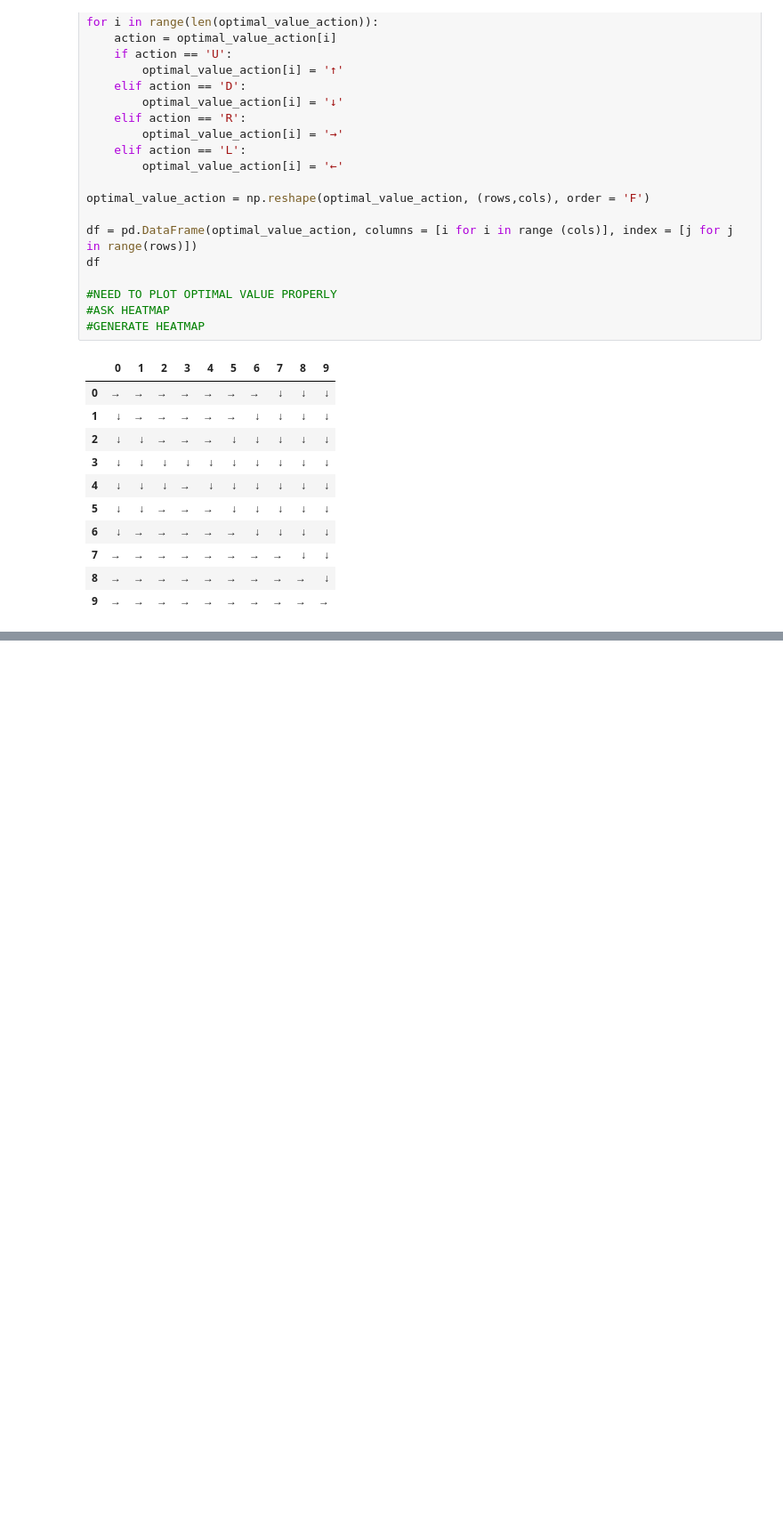
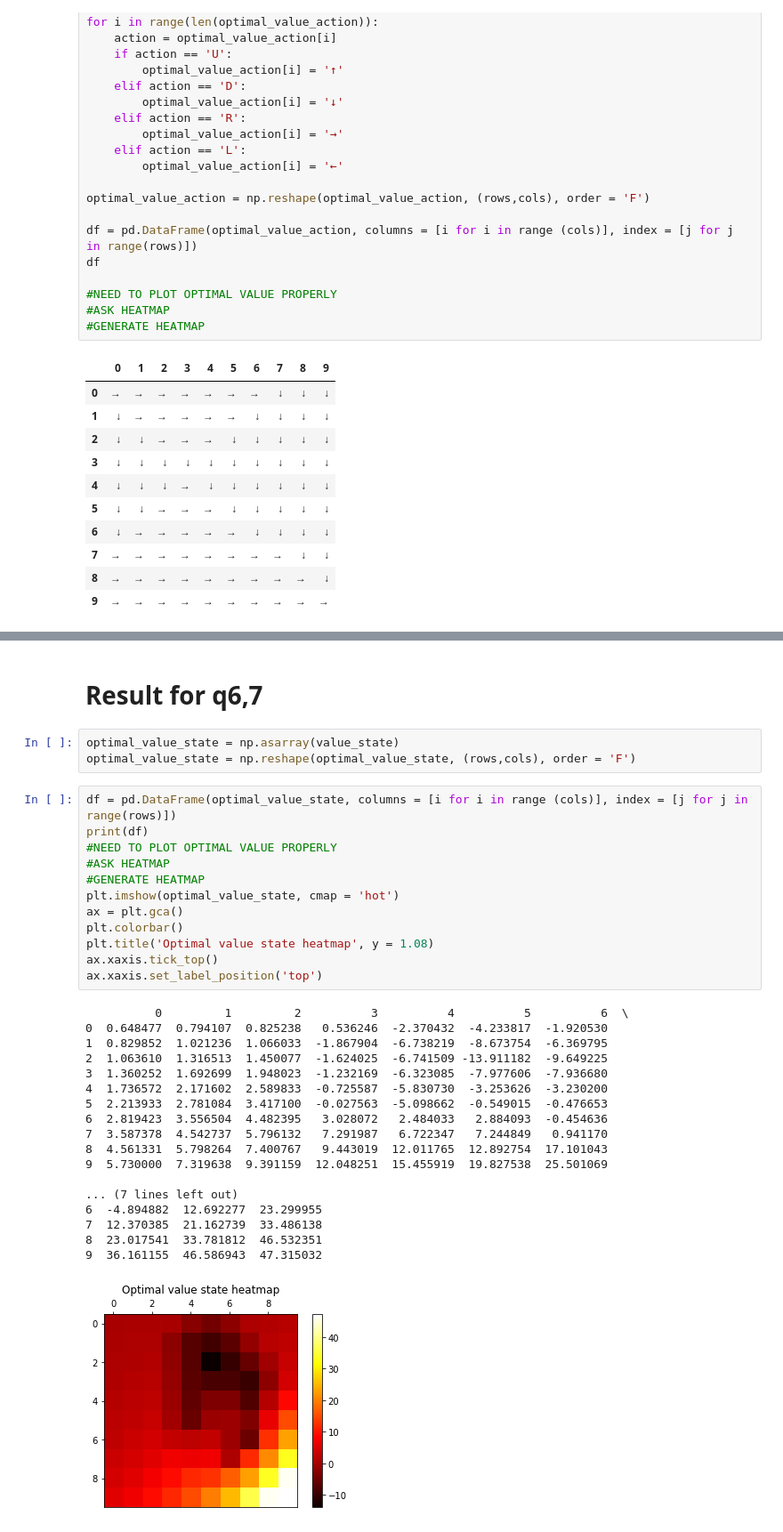
Before and after one commit to ayushdg/Reinforcement-Learning, a Jupyter notebook: Reinforcement Learning (Ayush).ipynb, the cells around one changed output, grey strips where cells are left out. Shown: that part at 89% size. Saved outputs shown, nothing was run; the diff lists cells and outputs as text; blank space fills up the shorter version.

```diff
--- a/Reinforcement Learning (Ayush).ipynb
+++ b/Reinforcement Learning (Ayush).ipynb
@@ -270,0 +277,36 @@ df
+# %% [markdown]
+# Result for q6,7
+# %%
+optimal_value_state = np.asarray(value_state)
+optimal_value_state = np.reshape(optimal_value_state, (rows,cols), order = 'F')
+# %%
+df = pd.DataFrame(optimal_value_state, columns = [i for i in range (cols)], index = [j for j in range(rows)])
+print(df)
+#NEED TO PLOT OPTIMAL VALUE PROPERLY
+#ASK HEATMAP
+#GENERATE HEATMAP
+plt.imshow(optimal_value_state, cmap = 'hot')
+ax = plt.gca()
+plt.colorbar()
+plt.title('Optimal value state heatmap', y = 1.08)
+ax.xaxis.tick_top()
+ax.xaxis.set_label_position('top')
+# %% [output]
+          0         1         2          3          4          5          6  \
+0  0.648477  0.794107  0.825238   0.536246  -2.370432  -4.233817  -1.920530
+1  0.829852  1.021236  1.066033  -1.867904  -6.738219  -8.673754  -6.369795
+2  1.063610  1.316513  1.450077  -1.624025  -6.741509 -13.911182  -9.649225
+3  1.360252  1.692699  1.948023  -1.232169  -6.323085  -7.977606  -7.936680
+4  1.736572  2.171602  2.589833  -0.725587  -5.830730  -3.253626  -3.230200
+5  2.213933  2.781084  3.417100  -0.027563  -5.098662  -0.549015  -0.476653
+6  2.819423  3.556504  4.482395   3.028072   2.484033   2.884093  -0.454636
+7  3.587378  4.542737  5.796132   7.291987   6.722347   7.244849   0.941170
+8  4.561331  5.798264  7.400767   9.443019  12.011765  12.892754  17.101043
+9  5.730000  7.319638  9.391159  12.048251  15.455919  19.827538  25.501069
+
+... (7 lines left out)
+6  -4.894882  12.692277  23.299955
+7  12.370385  21.162739  33.486138
+8  23.017541  33.781812  46.532351
+9  36.161155  46.586943  47.315032
+[figure, added]
```
Also changed, not shown: parts of 3 cells of this notebook.
